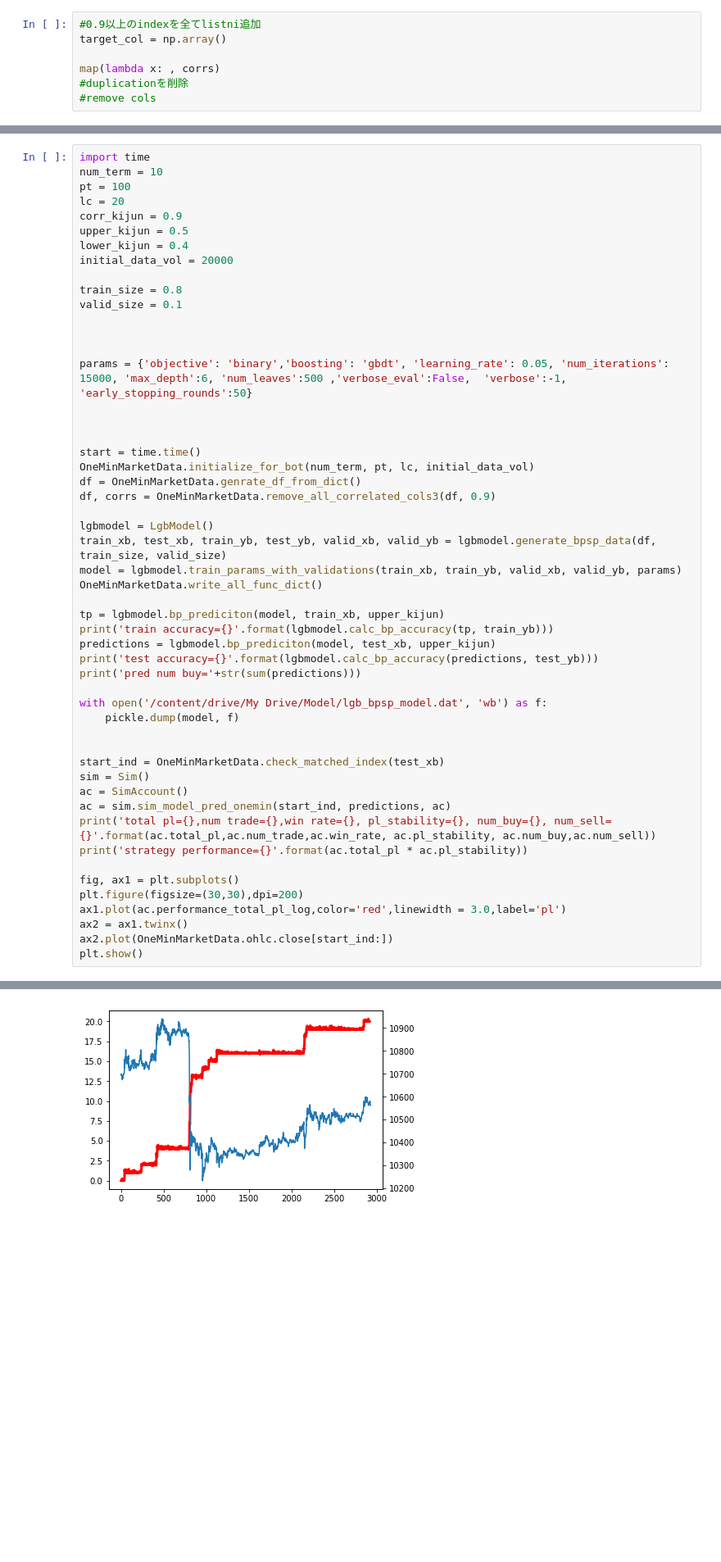
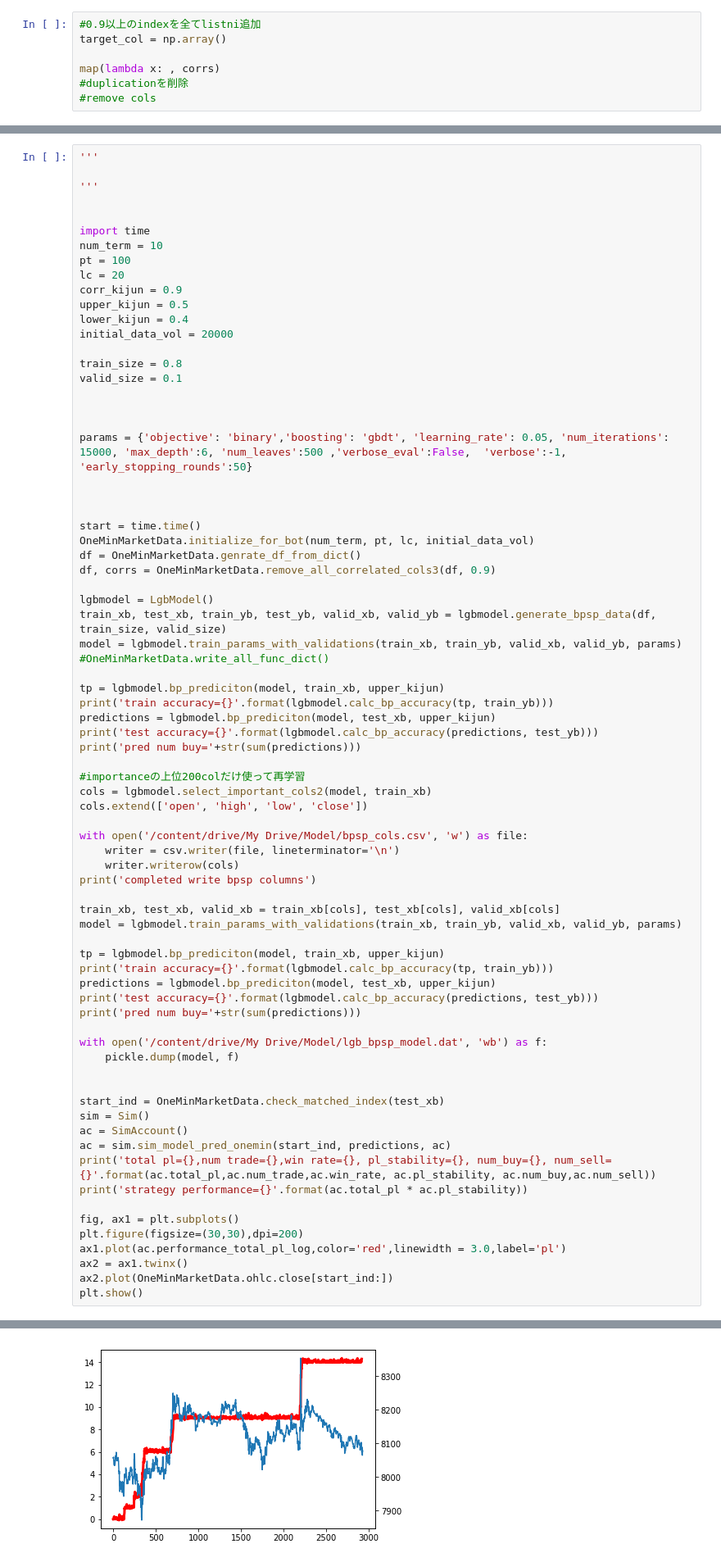
Before and after one commit to alunfes/BTCBot, a Jupyter notebook: Lgb-BPSP3.ipynb, the cells around one changed output, grey strips where cells are left out. Shown: that part at 82% size. Cells and saved outputs as stored; diff of their text form; blank space fills up the shorter version.

```diff
--- a/Lgb-BPSP3.ipynb
+++ b/Lgb-BPSP3.ipynb
@@ -2351,4 +2384,9 @@ test.funcs[1](2)
 # %%
+'''
+
+'''
+
+
 import time
 num_term = 10
 pt = 100
@@ -2375,7 +2413,25 @@ df, corrs = OneMinMarketData.remove_all_correlated_cols3(df, 0.9)
 lgbmodel = LgbModel()
 train_xb, test_xb, train_yb, test_yb, valid_xb, valid_yb = lgbmodel.generate_bpsp_data(df, train_size, valid_size)
 model = lgbmodel.train_params_with_validations(train_xb, train_yb, valid_xb, valid_yb, params)
-OneMinMarketData.write_all_func_dict()
+#OneMinMarketData.write_all_func_dict()
+
+tp = lgbmodel.bp_prediciton(model, train_xb, upper_kijun)
+print('train accuracy={}'.format(lgbmodel.calc_bp_accuracy(tp, train_yb)))
+predictions = lgbmodel.bp_prediciton(model, test_xb, upper_kijun)
+print('test accuracy={}'.format(lgbmodel.calc_bp_accuracy(predictions, test_yb)))
+print('pred num buy='+str(sum(predictions)))
+
+#importanceの上位200colだけ使って再学習
+cols = lgbmodel.select_important_cols2(model, train_xb)
+cols.extend(['open', 'high', 'low', 'close'])
+
+with open('/content/drive/My Drive/Model/bpsp_cols.csv', 'w') as file:
+    writer = csv.writer(file, lineterminator='\n')
+    writer.writerow(cols)
+print('completed write bpsp columns')
+
+train_xb, test_xb, valid_xb = train_xb[cols], test_xb[cols], valid_xb[cols]
+model = lgbmodel.train_params_with_validations(train_xb, train_yb, valid_xb, valid_yb, params)
 
 tp = lgbmodel.bp_prediciton(model, train_xb, upper_kijun)
 print('train accuracy={}'.format(lgbmodel.calc_bp_accuracy(tp, train_yb)))
@@ -2448 +2528 @@ strategy performance=13.250542499999998
-[figure, old version]
+[figure, new version]
```
Also changed, not shown: parts of 26 cells of this notebook.
